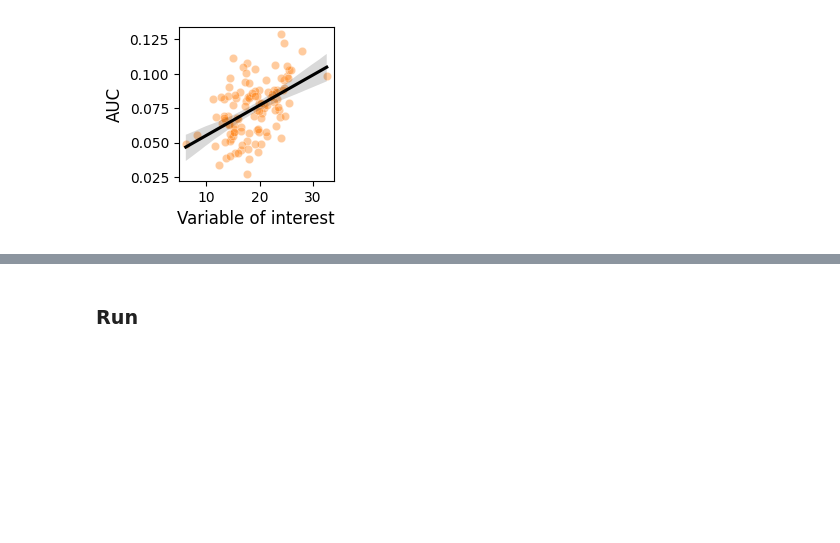
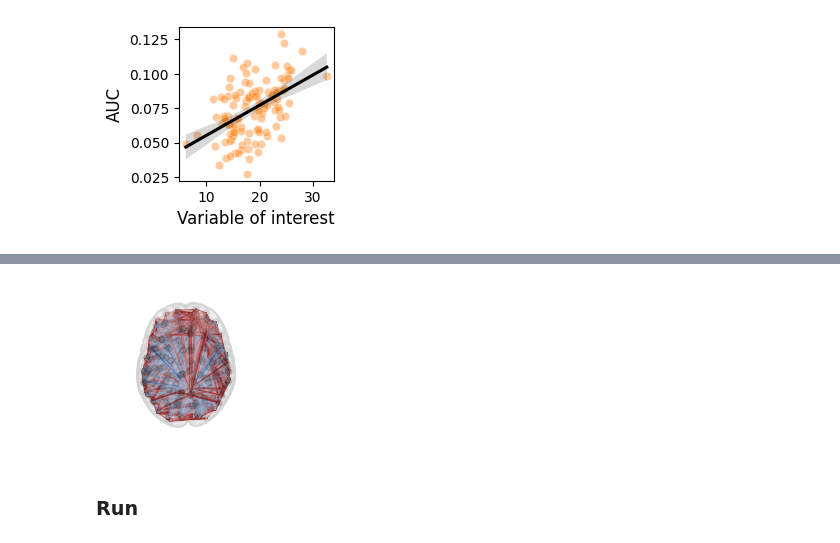
Before and after one commit to LeonDLotter/neofc, a Jupyter notebook: overview_plots.ipynb, the cells around one changed output, grey strips where cells are left out. Saved outputs shown, nothing was run; the diff lists cells and outputs as text; code cells hidden in the pictures; blank space fills up the shorter version.

```diff
--- a/overview_plots.ipynb
+++ b/overview_plots.ipynb
@@ -413,5 +416,4 @@ def plot_parc_data(mapconn, map, ax=None, fig=None, threshold=None, cbar_label="
 # %%
-
 def plot_connectivity(mapconn, map, ax=None, fig=None, threshold=None, cmap="vlag",
                       voxelsize=1, edge_scale=2, max_edge_pct=98):
 
@@ -448,35 +450,36 @@ def plot_connectivity(mapconn, map, ax=None, fig=None, threshold=None, cmap="vla
             'atlas': 'Schaefer2018',
             'desc': '200Parcels7Networks',
             'resolution': 1
         },
         template='MNI152NLin6Asym',
         template_style="glass",
         template_glass_maxalpha=0.02,
         view="S",
         node_type='circles',
         node_alpha=0.1,
         node_scale=20,
         node_color="k",
         edges=data_edges,
         #edge_alpha=0.2,
         edge_color=colors,
         edge_widthscale=edge_scale,
         #edge_weights="weight",
         template_voxelsize=voxelsize,
         arrowaxis=None,
         subtitles=None,
         title=None,
         ax=ax,
         showlegend=False,
         fig=fig,
     )
 
     ax.xaxis.pane.fill = False
     ax.yaxis.pane.fill = False
     ax.zaxis.pane.fill = False
 
-
-#plot_connectivity(mfc_ya_mri["pearson"]["all"]["1"], "NET")
+plot_connectivity(mfc_ya_mri["pearson"]["all"]["1"], "NET")
+# %% [output]
+[figure, added]
 # %% [markdown]
 ### Run
 # %%
```
Also changed, not shown: parts of 9 cells of this notebook, 39 other files.
